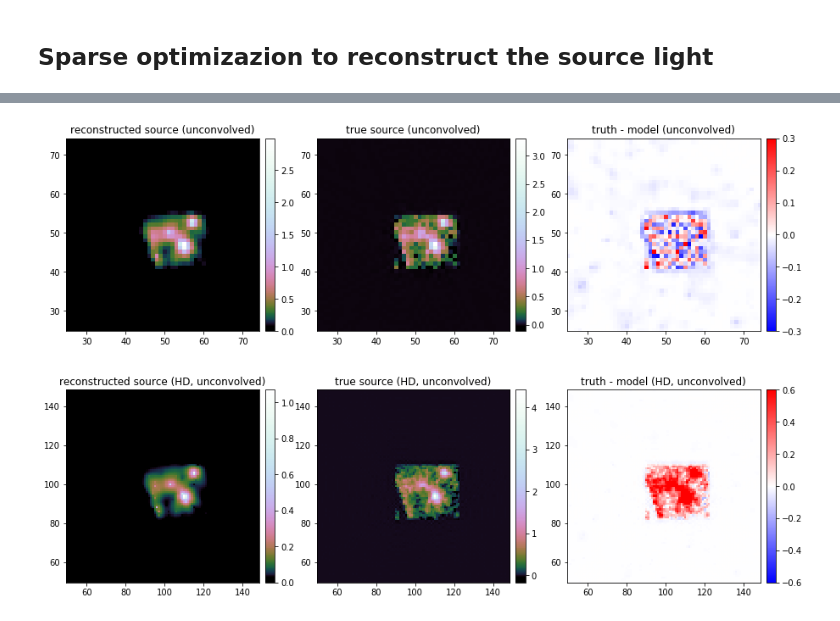
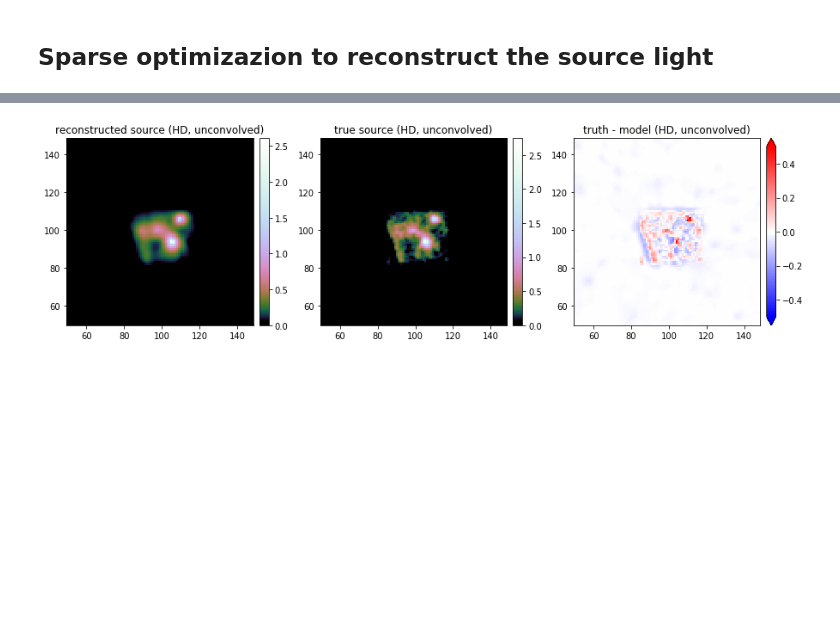
Before and after one commit to aymgal/SLITronomy, a Jupyter notebook: thirdparty/notebooks/03_complex_source_reconstruction.ipynb, the cells around one changed output, grey strips where cells are left out. Cells and saved outputs as stored; diff of their text form; code cells hidden in the pictures; blank space fills up the shorter version.

```diff
--- a/thirdparty/notebooks/03_complex_source_reconstruction.ipynb
+++ b/thirdparty/notebooks/03_complex_source_reconstruction.ipynb
@@ -146,0 +160,8 @@ lens_light_model_class = LightModel(light_model_list=lens_light_model_list)
+# %%
+source_sim = source_model_class.surface_brightness(ra_grid_hd, dec_grid_hd, kwargs_source)
+source_sim = lenstro_util.array2image(source_sim)
+
+plt.title("source galaxy")
+im = plt.imshow(source_sim, origin='lower') #, cmap=log_cmap('cubehelix', 0.03, 1))
+nice_colorbar(im)
+plt.show()
@@ -185,4 +221,0 @@ plt.show()
-# %%
-# get the light distribution in source plane
-source_sim = imageModel.source_surface_brightness(kwargs_source, unconvolved=True, de_lensed=True)
-source_sim_1d = lenstro_util.image2array(source_sim)
@@ -330,58 +320,34 @@ model_unconvolved = imageSparseFit.source_surface_brightness(kwargs_source_spars
+# %%
+# get source reconstruction
+source_estimate = source_model_class_sparsefit.surface_brightness(ra_grid_hd, dec_grid_hd, kwargs_source_sparsefit)
+source_estimate = lenstro_util.array2image(source_estimate)
+
+# flux normalization of true source for proper comparison
+source_sim_comp = source_sim * subgrid_res_source**2 * (delta_pix/subgrid_res_source)**2
+source_estimate_comp = source_estimate
 # %%
-from metrics import SDR, QOR
-print("SDR =", SDR(source_sim, source_estimate))
-print("SDR (restricted) =", SDR(source_sim[33:63, 38:68], source_estimate[33:63, 38:68]))
-print("SDR (HD, restricted) =", SDR(source_sim_hd[66:126, 76:136], source_estimate_hd[66:126, 76:136]))
-#plt.imshow(source_sim_hd[66:126, 76:136], origin='lower')
+print(source_sim_comp.max(), source_estimate_comp.max())
+residuals_source = source_sim_comp - source_estimate_comp
 
-print("QOR =", QOR(image_sim, sparseSolver.image_model(), np.sqrt(data_class.C_D)))
-
-print(source_sim.max(), source_estimate.max(), source_sim_hd.max(), source_estimate_hd.max())
-cut_level = 0.3
-cut_level_hd = 0.6
-
-residuals_source = source_sim - source_estimate
-residuals_source_hd = source_sim_hd - source_estimate_hd
-
-fig, axes = plt.subplots(2, 3, figsize=(15, 10))
-
-ax = axes[0, 0]
-ax.set_title("reconstructed source (unconvolved)")
-im = ax.imshow(source_estimate, origin='lower', cmap=log_cmap('cubehelix', 0.03, 1))
-ax.set_xlim(len(source_sim)/4, 3*len(source_sim)/4)
-ax.set_ylim(len(source_sim)/4, 3*len(source_sim)/4)
+fig, axes = plt.subplots(1, 3, figsize=(15, 4))
+ax = axes[0]
+ax.set_title("reconstructed source (HD, unconvolved)")
+im = ax.imshow(source_estimate_comp, origin='lower', cmap=log_cmap('cubehelix', 0.03, 1))
+ax.set_xlim(len(source_estimate_comp)/4, 3*len(source_estimate_comp)/4)
+ax.set_ylim(len(source_estimate_comp)/4, 3*len(source_estimate_comp)/4)
 nice_colorbar(im)
-ax = axes[0, 1]
-ax.set_title("true source (unconvolved)")
-im = ax.imshow(source_sim, origin='lower', cmap=log_cmap('cubehelix', 0.03, 1))
-ax.set_xlim(len(source_sim)/4, 3*len(source_sim)/4)
-ax.set_ylim(len(source_sim)/4, 3*len(source_sim)/4)
+ax = axes[1]
+ax.set_title("true source (HD, unconvolved)")
+im = ax.imshow(source_sim_comp, origin='lower', cmap=log_cmap('cubehelix', 0.03, 1), vmin=0)
+ax.set_xlim(len(source_sim_comp)/4, 3*len(source_sim_comp)/4)
+ax.set_ylim(len(source_sim_comp)/4, 3*len(source_sim_comp)/4)
 nice_colorbar(im)
-ax = axes[0, 2]
-ax.set_title("truth - model (unconvolved)")
-ax.set_xlim(len(source_sim)/4, 3*len(source_sim)/4)
-ax.set_ylim(len(source_sim)/4, 3*len(source_sim)/4)
-im = ax.imshow(residuals_source, origin='lower', cmap='bwr', vmin=-cut_level, vmax=cut_level)
-nice_colorbar(im)
-
-ax = axes[1, 0]
-ax.set_title("reconstructed source (HD, unconvolved)")
-im = ax.imshow(source_estimate_hd, origin='lower', cmap=log_cmap('cubehelix', 0.03, 1))
-ax.set_xlim(len(source_estimate_hd)/4, 3*len(source_estimate_hd)/4)
-ax.set_ylim(len(source_estimate_hd)/4, 3*len(source_estimate_hd)/4)
-nice_colorbar(im)
-ax = axes[1, 1]
-ax.set_title("true source (HD, unconvolved)")
-im = ax.imshow(source_sim_hd, origin='lower', cmap=log_cmap('cubehelix', 0.03, 1))
-ax.set_xlim(len(source_sim_hd)/4, 3*len(source_sim_hd)/4)
-ax.set_ylim(len(source_sim_hd)/4, 3*len(source_sim_hd)/4)
-nice_colorbar(im)
-ax = axes[1, 2]
+ax = axes[2]
 ax.set_title("truth - model (HD, unconvolved)")
-ax.set_xlim(len(source_sim_hd)/4, 3*len(source_sim_hd)/4)
-ax.set_ylim(len(source_sim_hd)/4, 3*len(source_sim_hd)/4)
-im = ax.imshow(residuals_source_hd, origin='lower', cmap='bwr', vmin=-cut_level_hd, vmax=cut_level_hd)
-nice_colorbar(im)
+ax.set_xlim(len(source_sim_comp)/4, 3*len(source_sim_comp)/4)
+ax.set_ylim(len(source_sim_comp)/4, 3*len(source_sim_comp)/4)
+im = ax.imshow(residuals_source, origin='lower', cmap='bwr', vmin=-0.5, vmax=0.5)
+nice_colorbar(im, colorbar_kwargs={'extend': 'both'})
 
 plt.show()
 # %% [output]
@@ -393 +355 @@ QOR = 1.0571465702918024
-[figure, old version]
+[figure, new version]
```
Also changed, not shown: parts of 36 cells of this notebook, 2 other files.
